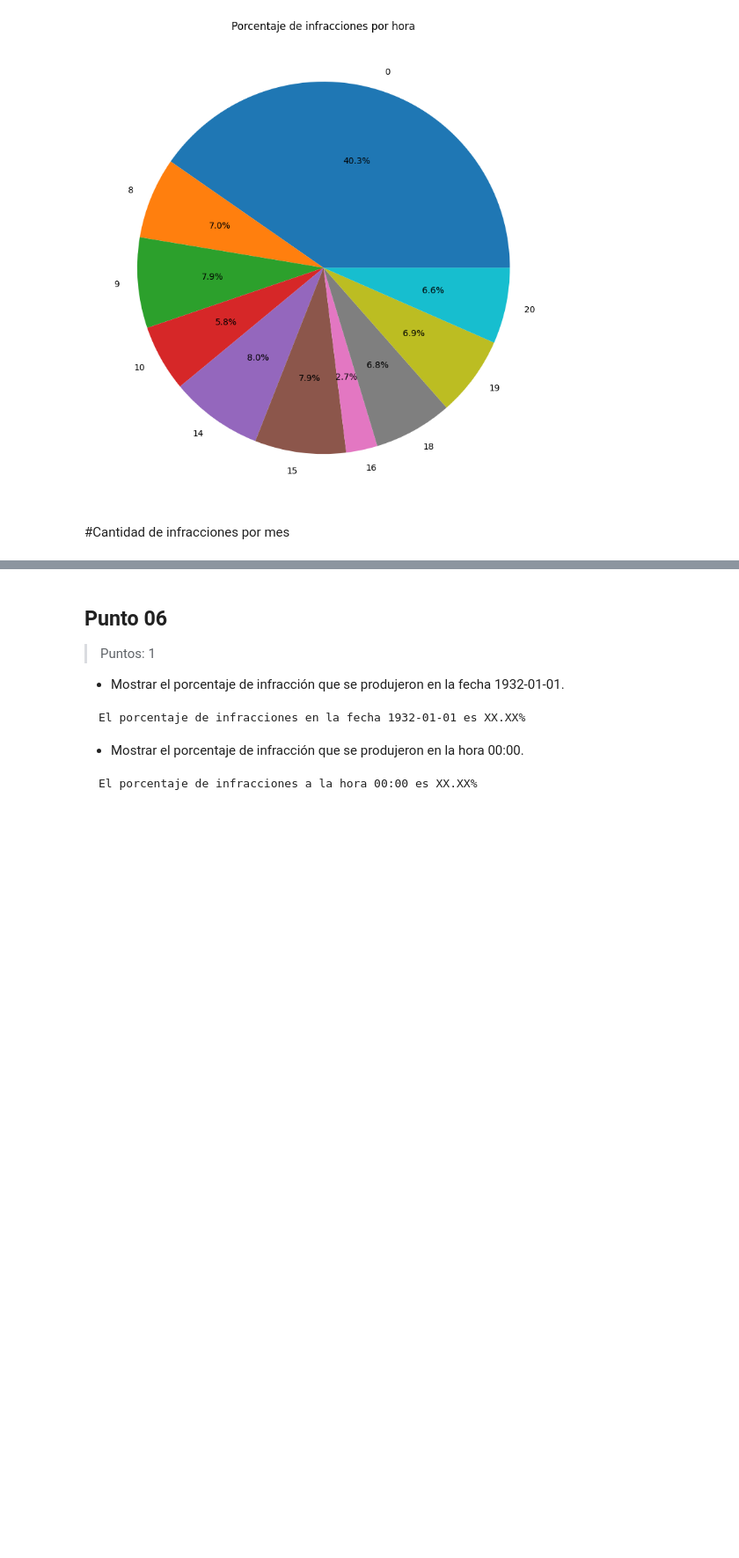
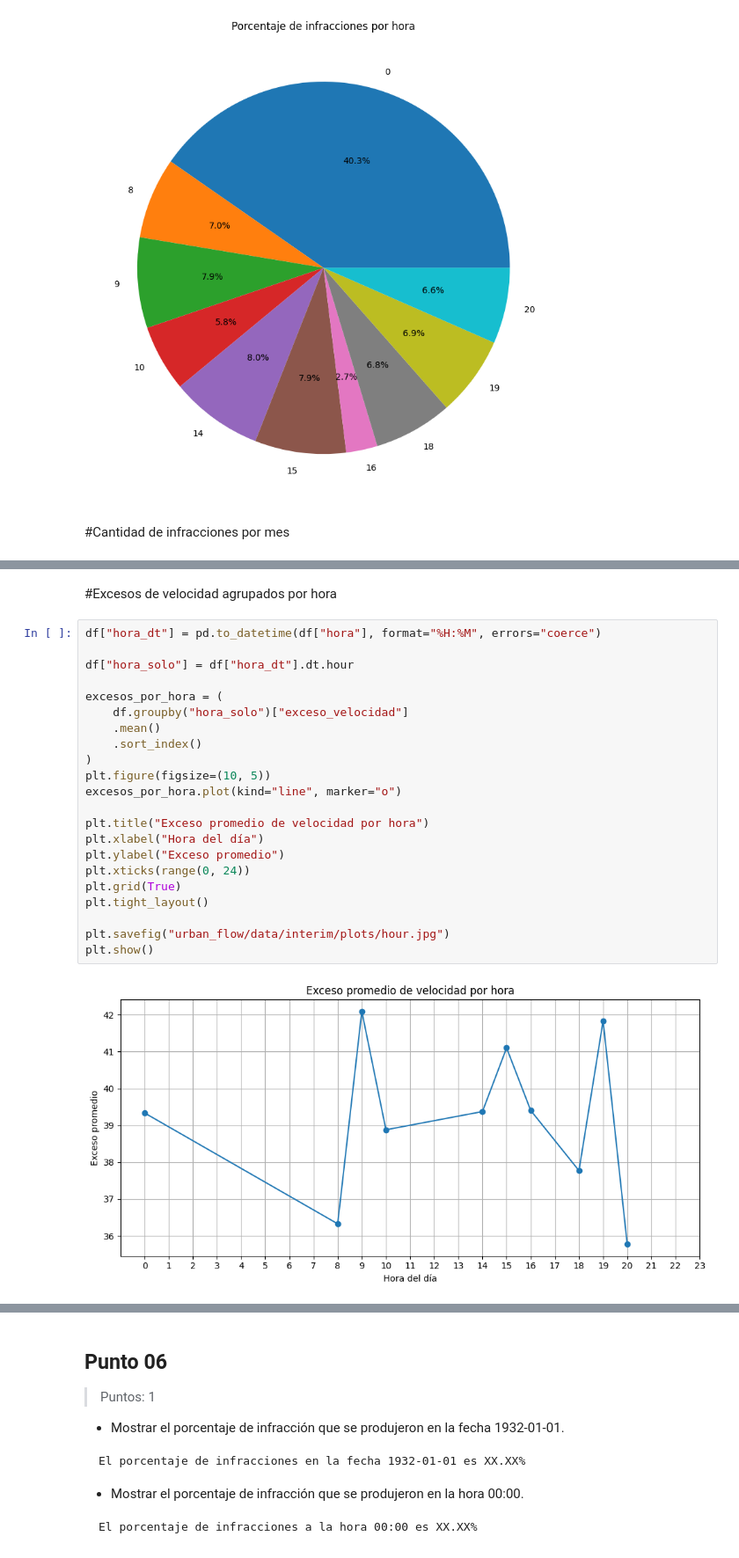
Before and after one commit to FrancoLavi/urban-flow-tp, a Jupyter notebook: Urban_Flow.ipynb, the cells around one changed output, grey strips where cells are left out. Shown at 88% size. Drawn from its saved outputs; the diff is of its cells as text; blank space fills up the shorter version.

```diff
--- a/Urban_Flow.ipynb
+++ b/Urban_Flow.ipynb
@@ -740,0 +743,26 @@ plt.show()
+# %% [markdown]
+#Excesos de velocidad agrupados por hora
+# %%
+df["hora_dt"] = pd.to_datetime(df["hora"], format="%H:%M", errors="coerce")
+
+df["hora_solo"] = df["hora_dt"].dt.hour
+
+excesos_por_hora = (
+    df.groupby("hora_solo")["exceso_velocidad"]
+    .mean()
+    .sort_index()
+)
+plt.figure(figsize=(10, 5))
+excesos_por_hora.plot(kind="line", marker="o")
+
+plt.title("Exceso promedio de velocidad por hora")
+plt.xlabel("Hora del día")
+plt.ylabel("Exceso promedio")
+plt.xticks(range(0, 24))
+plt.grid(True)
+plt.tight_layout()
+
+plt.savefig("urban_flow/data/interim/plots/hour.jpg")
+plt.show()
+# %% [output]
+[figure, added]
```
Also changed, not shown: parts of 3 cells of this notebook.
